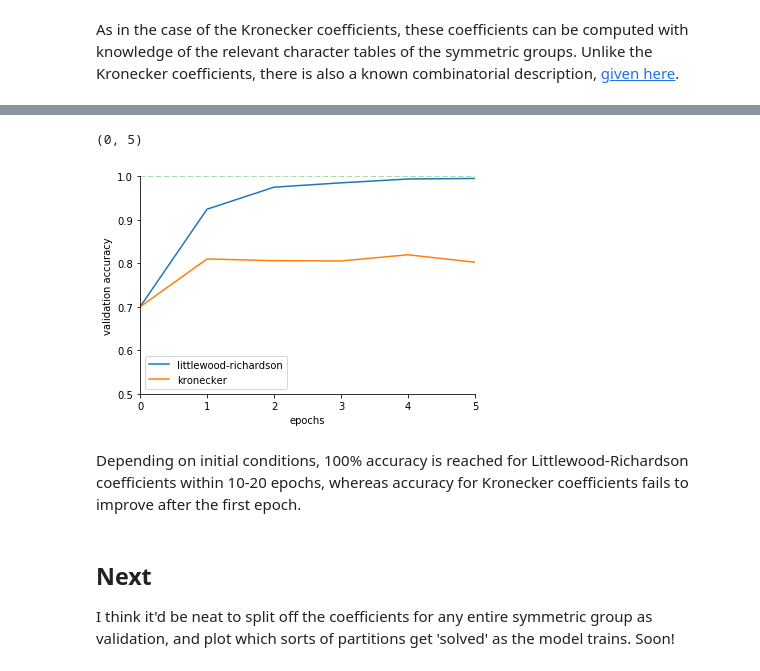
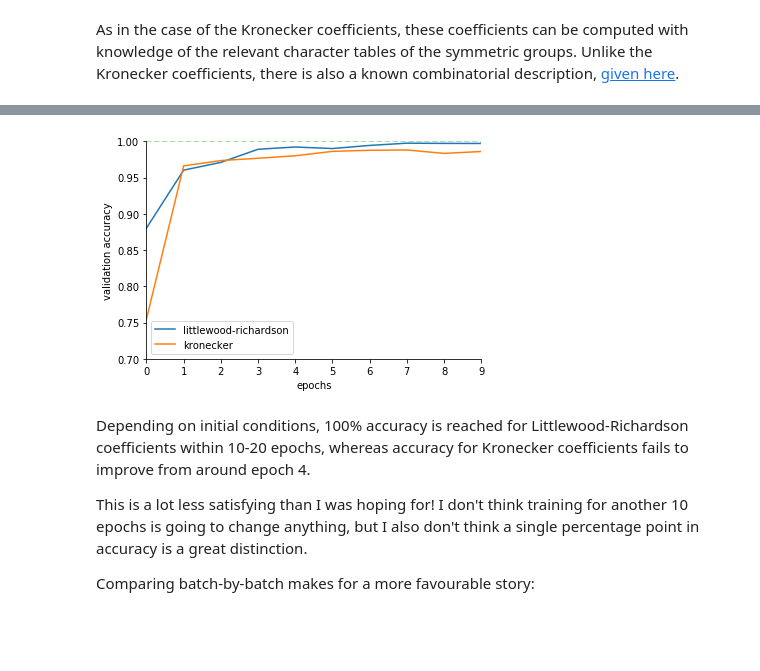
Before and after one commit to benenharrington/transformer-kronecker-coefficients, a Jupyter notebook: README.ipynb, the cells around one changed output, grey strips where cells are left out. Drawn from its saved outputs; the diff is of its cells as text; code cells hidden in the pictures; blank space fills up the shorter version.

```diff
--- a/README.ipynb
+++ b/README.ipynb
@@ -65,25 +82,25 @@ Since it turns out that the model learns to predict Littlewood-Richardson coeffi
 # %%
 from matplotlib import pyplot as plt
-val_data_lr = [0.7, 0.9245, 0.9751, 0.9851, 0.9939, 0.9952]
-val_data_kron = [0.7, 0.8101, 0.8061, 0.8055, 0.8197, 0.8026]
+val_data_lr = [0.8804, 0.9603, 0.9710, 0.9891, 0.9922, 0.9901, 0.9944, 0.9975, 0.9972, 0.9971]
+val_data_kron = [0.7548, 0.9662, 0.9735, 0.9767, 0.9801, 0.9862, 0.9877, 0.9881, 0.9834, 0.9860]
 fig, ax = plt.subplots()
 ax.spines["right"].set_visible(False)
 ax.spines["top"].set_visible(False)
-plt.plot([i for i in range(0, 6)], val_data_lr, label='littlewood-richardson')
-plt.plot([i for i in range(0, 6)], val_data_kron, label='kronecker')
-plt.plot([i for i in range(0, 6)], [1 for i in range(0, 6)], '--', alpha=0.5)
-plt.xticks([i for i in range(0, 6)])
+plt.plot([i for i in range(0, 10)], val_data_lr, label='littlewood-richardson')
+plt.plot([i for i in range(0, 10)], val_data_kron, label='kronecker')
+plt.plot([i for i in range(0, 10)], [1 for i in range(0, 10)], '--', alpha=0.5)
+plt.xticks([i for i in range(0, 10)])
 plt.xlabel('epochs')
 plt.ylabel('validation accuracy')
 plt.legend()
-plt.ylim(0.5, 1.0)
-plt.xlim(0, 5)
+plt.ylim(0.7, 1.0)
+plt.xlim(0, 9)
+plt.show()
 # %% [output]
-(0, 5)
-[figure, old version]
+[figure, new version]
 # %% [markdown]
-Depending on initial conditions, 100% accuracy is reached for Littlewood-Richardson coefficients within 10-20 epochs, whereas accuracy for Kronecker coefficients fails to improve after the first epoch.
+Depending on initial conditions, 100% accuracy is reached for Littlewood-Richardson coefficients within 10-20 epochs, whereas accuracy for Kronecker coefficients fails to improve from around epoch 4.
+
+This is a lot less satisfying than I was hoping for! I don't think training for another 10 epochs is going to change anything, but I also don't think a single percentage point in accuracy is a great distinction.
+
+Comparing batch-by-batch makes for a more favourable story:
-# %% [markdown]
-## Next
-
-I think it'd be neat to split off the coefficients for any entire symmetric group as validation, and plot which sorts of partitions get 'solved' as the model trains. Soon!
```
Also changed, not shown: parts of 11 cells of this notebook, 3 other files.
